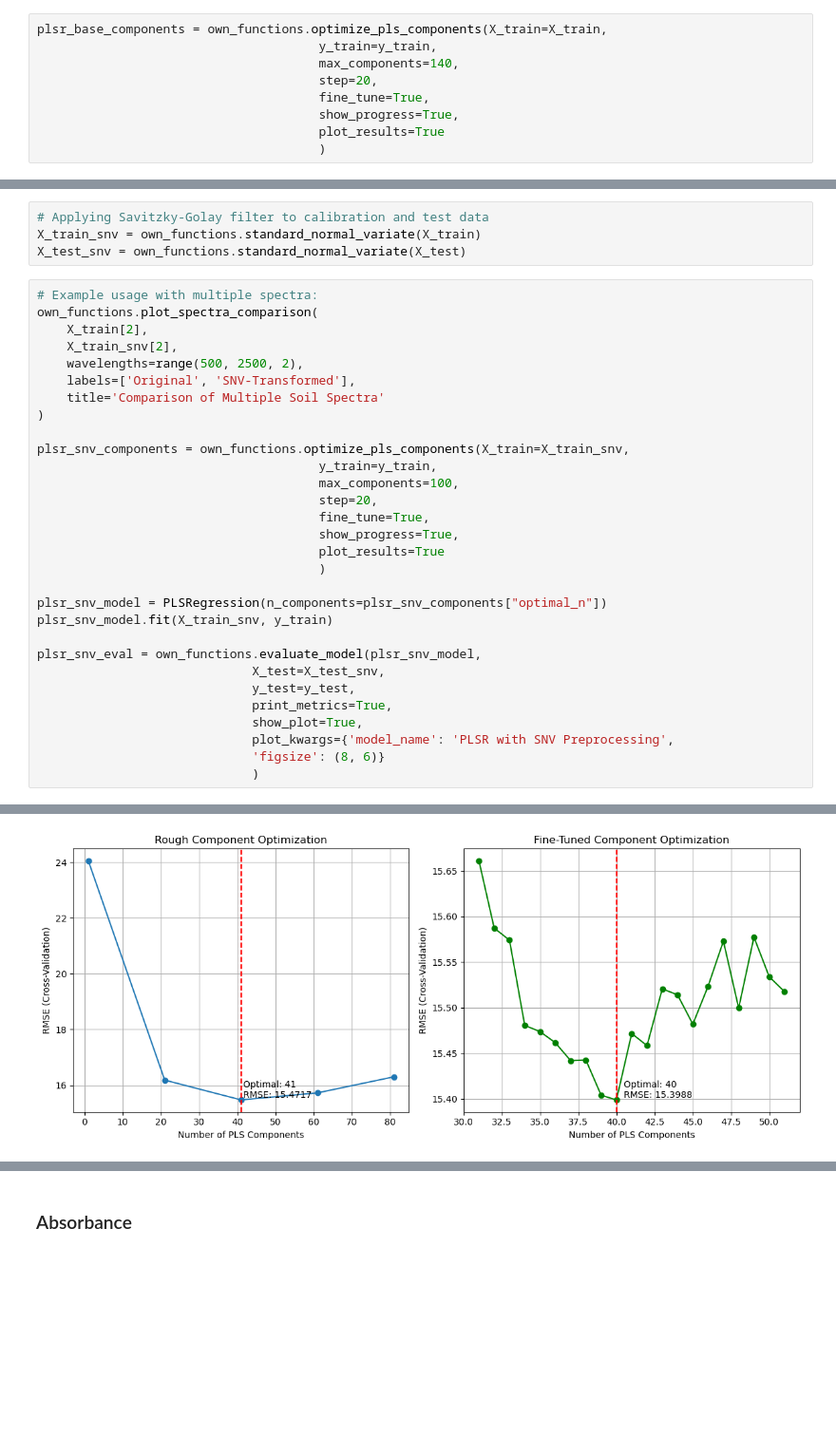
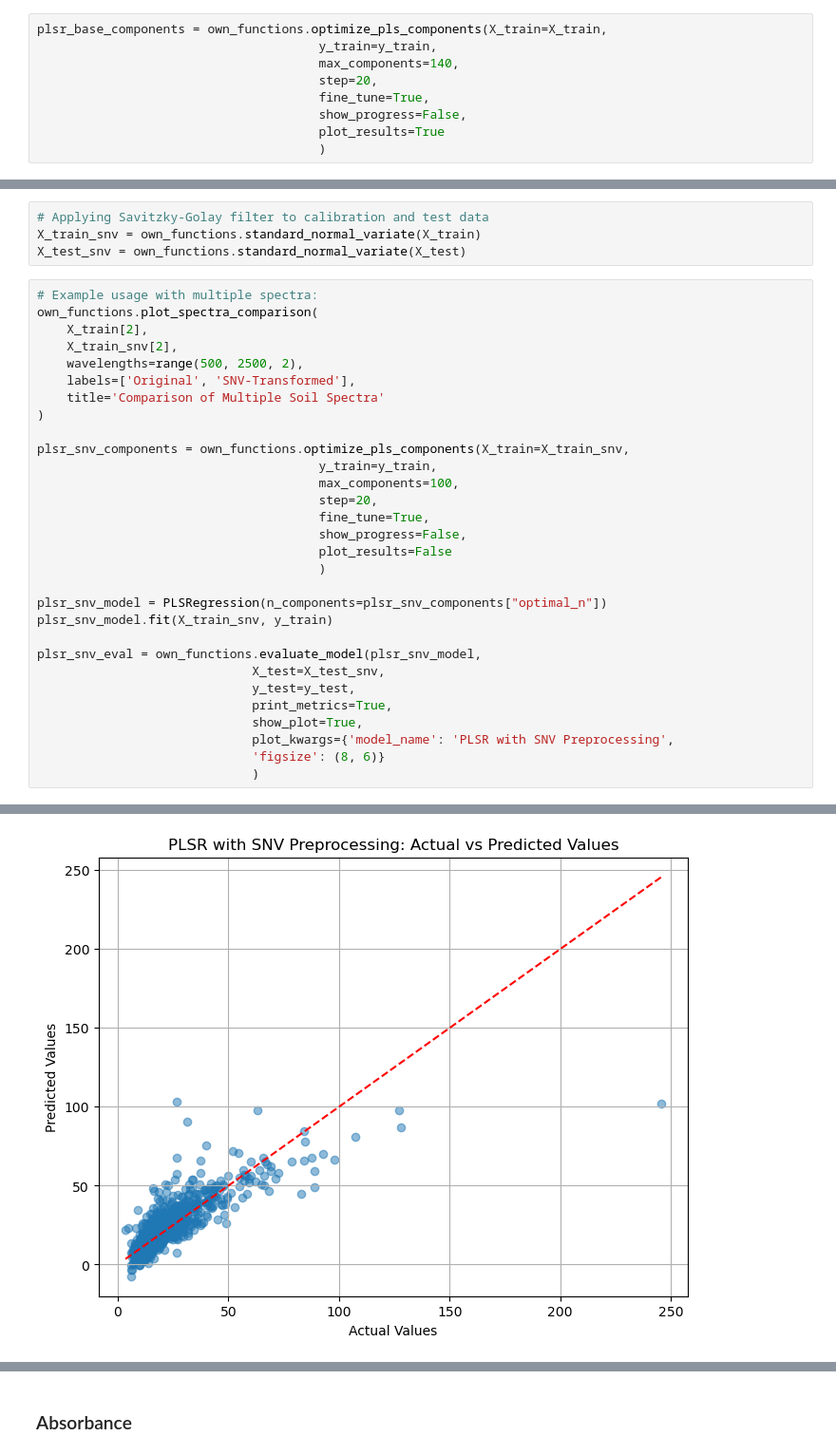
Before and after one commit to luismaecker/soc_modelling, a Jupyter notebook: pls.ipynb, the cells around one changed output, grey strips where cells are left out. Shown at 95% size. Saved outputs shown, nothing was run; the diff lists cells and outputs as text; blank space fills up the shorter version.

```diff
--- a/pls.ipynb
+++ b/pls.ipynb
@@ -334,7 +339,7 @@ plsr_base_components = own_functions.optimize_pls_components(X_train=X_train,
                                       max_components=140,
                                       step=20,
                                       fine_tune=True,
-                                      show_progress=True,
+                                      show_progress=False,
                                       plot_results=True
                                       )
 # %% [output]
@@ -472,8 +487,8 @@ plsr_snv_components = own_functions.optimize_pls_components(X_train=X_train_snv,
                                       max_components=100,
                                       step=20,
                                       fine_tune=True,
-                                      show_progress=True,
-                                      plot_results=True
+                                      show_progress=False,
+                                      plot_results=False
                                       )
 
 plsr_snv_model = PLSRegression(n_components=plsr_snv_components["optimal_n"])
@@ -492 +512 @@ plsr_snv_eval = own_functions.evaluate_model(plsr_snv_model,
-[figure, old version]
+[figure, new version]
```
Also changed, not shown: parts of 65 cells of this notebook, 4 other files.
